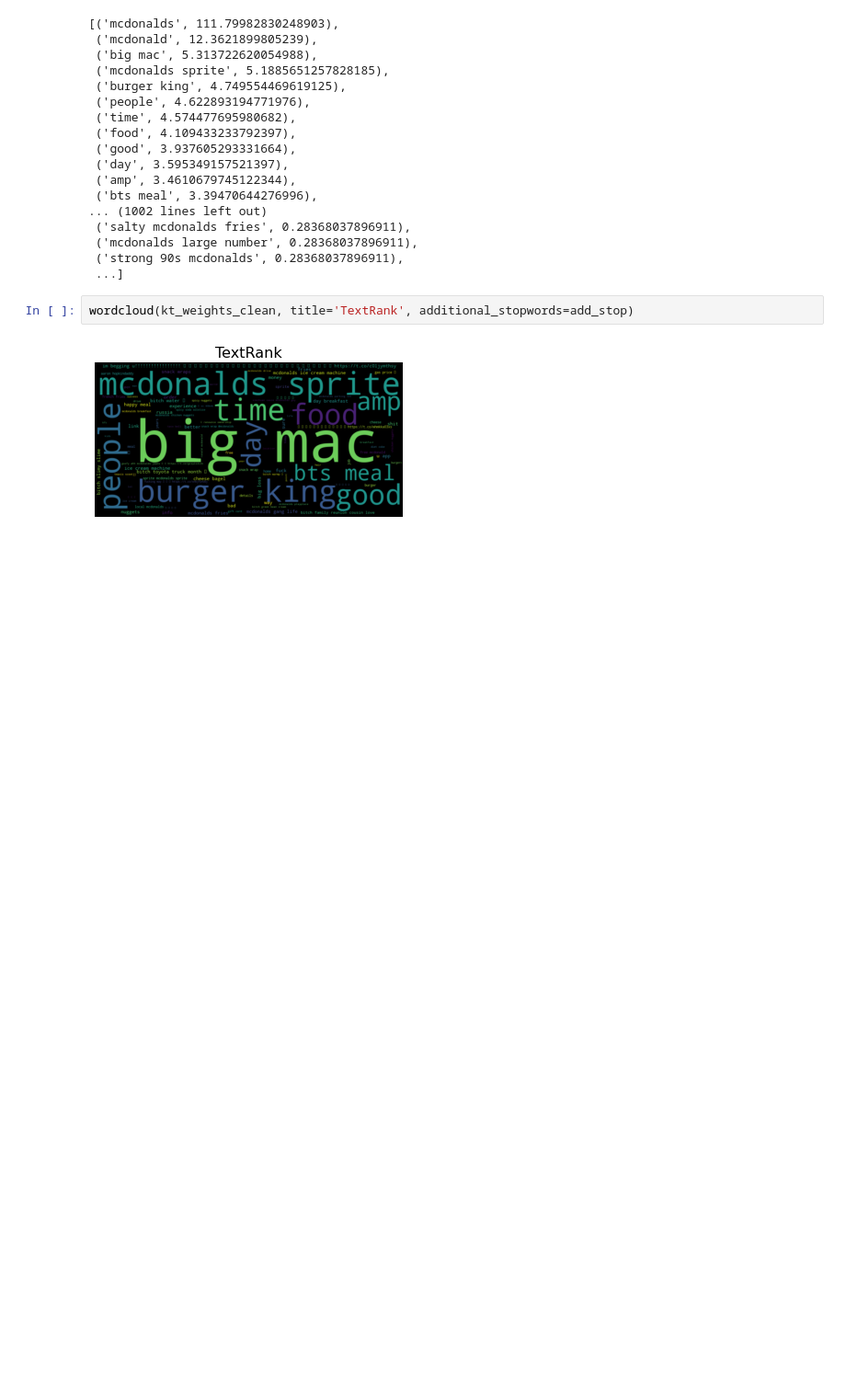
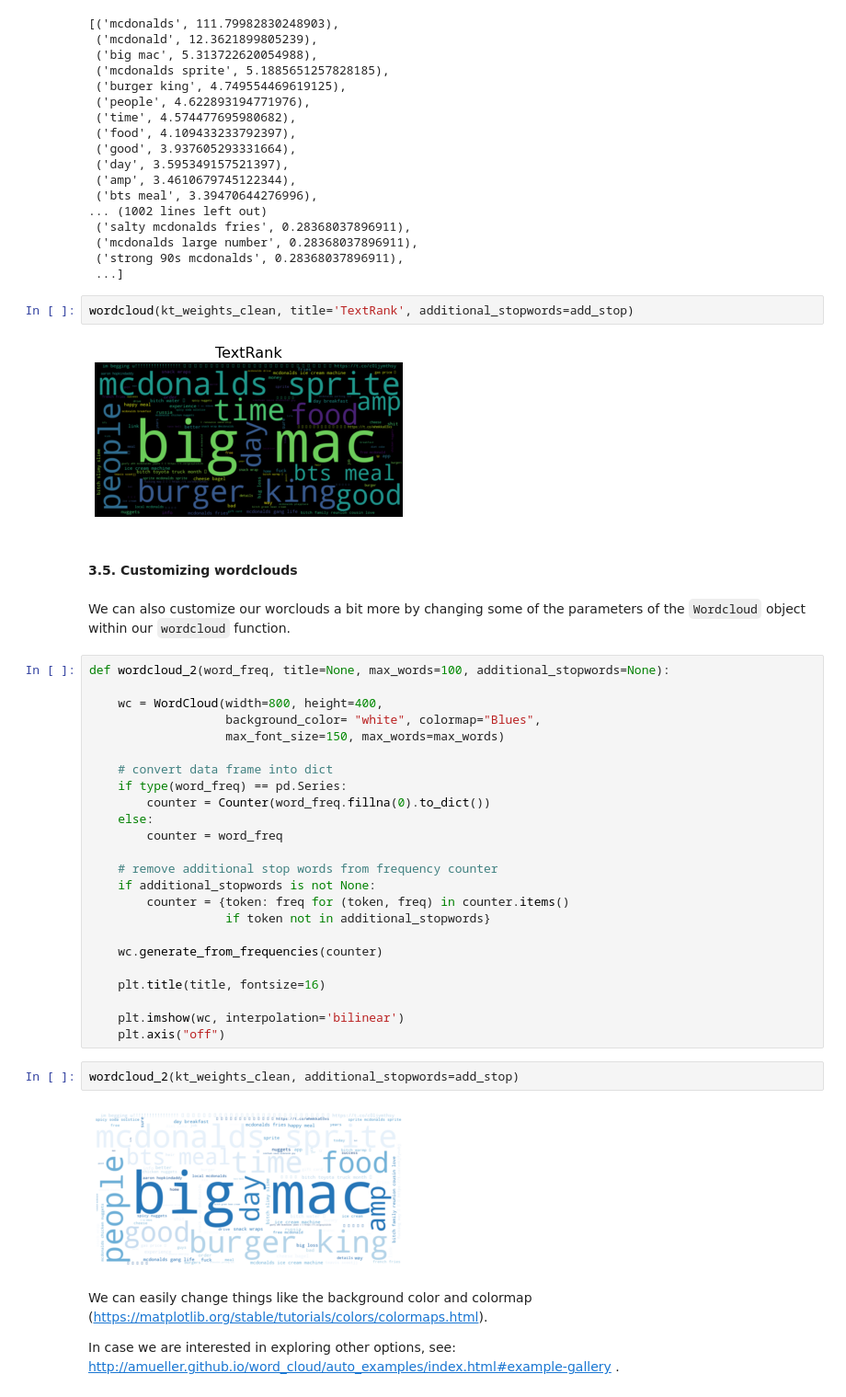
Before and after one commit to polltter/share, a Jupyter notebook: notebooks/kw_extraction.ipynb, the cells around one changed output. Shown at 92% size. Saved outputs shown, nothing was run; the diff lists cells and outputs as text; blank space fills up the shorter version.

Commit message:
update keyword extraction - customize wordclouds: close #13

```diff
--- a/notebooks/kw_extraction.ipynb
+++ b/notebooks/kw_extraction.ipynb
@@ -1156,3 +1156,39 @@ sorted(kt_weights_clean.items(), key=lambda x: x[1], reverse=True)
 wordcloud(kt_weights_clean, title='TextRank', additional_stopwords=add_stop)
 # %% [output]
 [figure]
+# %% [markdown]
+#### 3.5. Customizing wordclouds
+# %% [markdown]
+We can also customize our worclouds a bit more by changing some of the parameters of the `Wordcloud` object within our `wordcloud` function.
+# %%
+def wordcloud_2(word_freq, title=None, max_words=100, additional_stopwords=None):
+
+    wc = WordCloud(width=800, height=400,
+                   background_color= "white", colormap="Blues",
+                   max_font_size=150, max_words=max_words)
+
+    # convert data frame into dict
+    if type(word_freq) == pd.Series:
+        counter = Counter(word_freq.fillna(0).to_dict())
+    else:
+        counter = word_freq
+
+    # remove additional stop words from frequency counter
+    if additional_stopwords is not None:
+        counter = {token: freq for (token, freq) in counter.items()
+                   if token not in additional_stopwords}
+
+    wc.generate_from_frequencies(counter)
+
+    plt.title(title, fontsize=16)
+
+    plt.imshow(wc, interpolation='bilinear')
+    plt.axis("off")
+# %%
+wordcloud_2(kt_weights_clean, additional_stopwords=add_stop)
+# %% [output]
+[figure, added]
+# %% [markdown]
+We can easily change things like the background color and colormap (https://matplotlib.org/stable/tutorials/colors/colormaps.html).
+
+In case we are interested in exploring other options, see: http://amueller.github.io/word_cloud/auto_examples/index.html#example-gallery .
```
